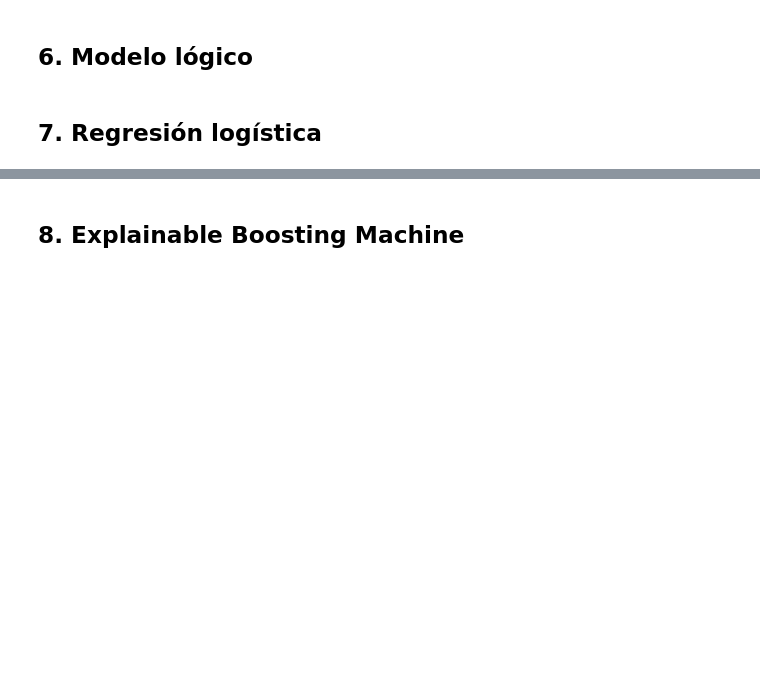
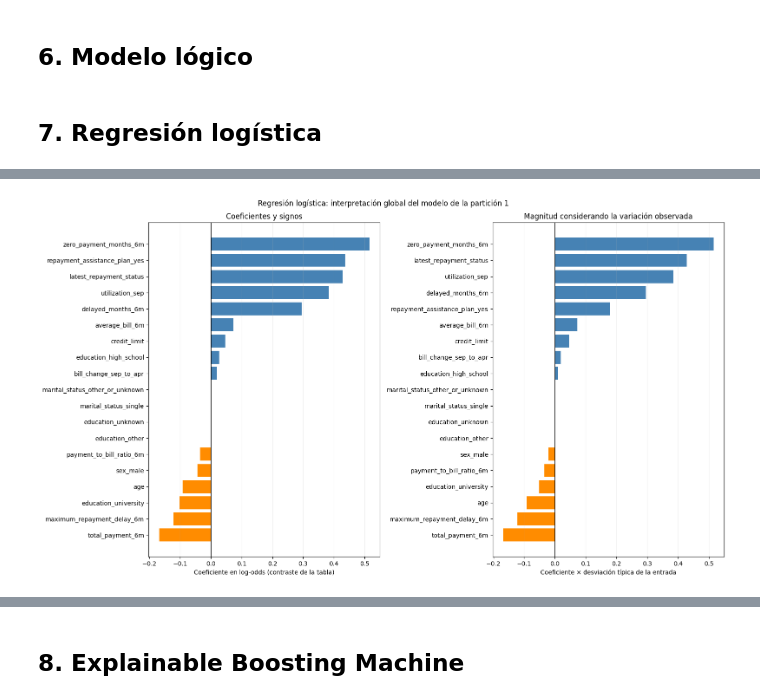
Before and after one commit to germansanchezz/iax-group-3, a Jupyter notebook: notebooks/unit-2-project.ipynb, the cells around one changed output, grey strips where cells are left out. Saved outputs shown, nothing was run; the diff lists cells and outputs as text; code cells hidden in the pictures; blank space fills up the shorter version.

Commit message:
feat: add logistic regression and EBM evaluation and explanations

```diff
--- a/notebooks/unit-2-project.ipynb
+++ b/notebooks/unit-2-project.ipynb
@@ -1049,13 +1067,15 @@ def make_tree_pipeline(selected_features=None, **model_params):
 
 
 def make_logistic_pipeline(selected_features=None, **model_params):
+    from sklearn.linear_model import LogisticRegression as SklearnLogisticRegression
+
     params = {
         "random_state": SEED, "penalty": "l2", "solver": "liblinear",
         "max_iter": 2000, **model_params,
     }
     return Pipeline([
         ("preprocess", make_preprocessor("logistic", selected_features)),
-        ("model", LogisticRegression(**params)),
+        ("model", SklearnLogisticRegression(**params)),
     ])
 
 
@@ -1185,0 +1236,18 @@ La comprobación anterior permite inspeccionar la representación, pero todavía
+# %%
+import warnings
+from sklearn.exceptions import ConvergenceWarning
+from sklearn.model_selection import GridSearchCV, ParameterGrid, cross_val_predict
+from sklearn.metrics import accuracy_score, balanced_accuracy_score, roc_auc_score
+
+LR_PARAM_GRID = {
+    "model__penalty": ["l1", "l2"],
+    "model__C": [0.01, 0.1, 1.0, 10.0],
+}
+lr_base_pipeline = make_logistic_pipeline()
+if "model__C" not in lr_base_pipeline.get_params(deep=True):
+    raise ValueError("Vuelve a ejecutar la definición actualizada de los pipelines en 5.3.")
+
+display(pd.DataFrame(list(ParameterGrid(LR_PARAM_GRID))).rename(columns={
+    "model__penalty": "Penalización", "model__C": "C"
+}))
+print("Configuraciones por búsqueda interna:", len(list(ParameterGrid(LR_PARAM_GRID))))
@@ -1185,0 +1593,24 @@ La comprobación anterior permite inspeccionar la representación, pero todavía
+# %%
+lr_signed_coefficients = pd.Series(
+    lr_reference_model.coef_[0], index=lr_reference_names, name="Coeficiente"
+)
+lr_scaled_contributions = lr_signed_coefficients * lr_reference_transformed.std(ddof=0)
+
+fig, axes = plt.subplots(1, 2, figsize=(16, 9))
+for ax, values, title, xlabel in (
+    (axes[0], lr_signed_coefficients, "Coeficientes y signos",
+     "Coeficiente en log-odds (contraste de la tabla)"),
+    (axes[1], lr_scaled_contributions, "Magnitud considerando la variación observada",
+     "Coeficiente × desviación típica de la entrada"),
+):
+    ordered = values.sort_values()
+    colors = ["steelblue" if value > 0 else "darkorange" if value < 0 else "gray" for value in ordered]
+    ax.barh(ordered.index, ordered.values, color=colors)
+    ax.axvline(0, color="black", linewidth=0.8)
+    ax.set(title=title, xlabel=xlabel)
+    ax.grid(axis="x", alpha=0.2)
+fig.suptitle("Regresión logística: interpretación global del modelo de la partición 1")
+plt.tight_layout()
+plt.show()
+# %% [output]
+[figure, added]
```
Also changed, not shown: parts of 50 cells of this notebook.
